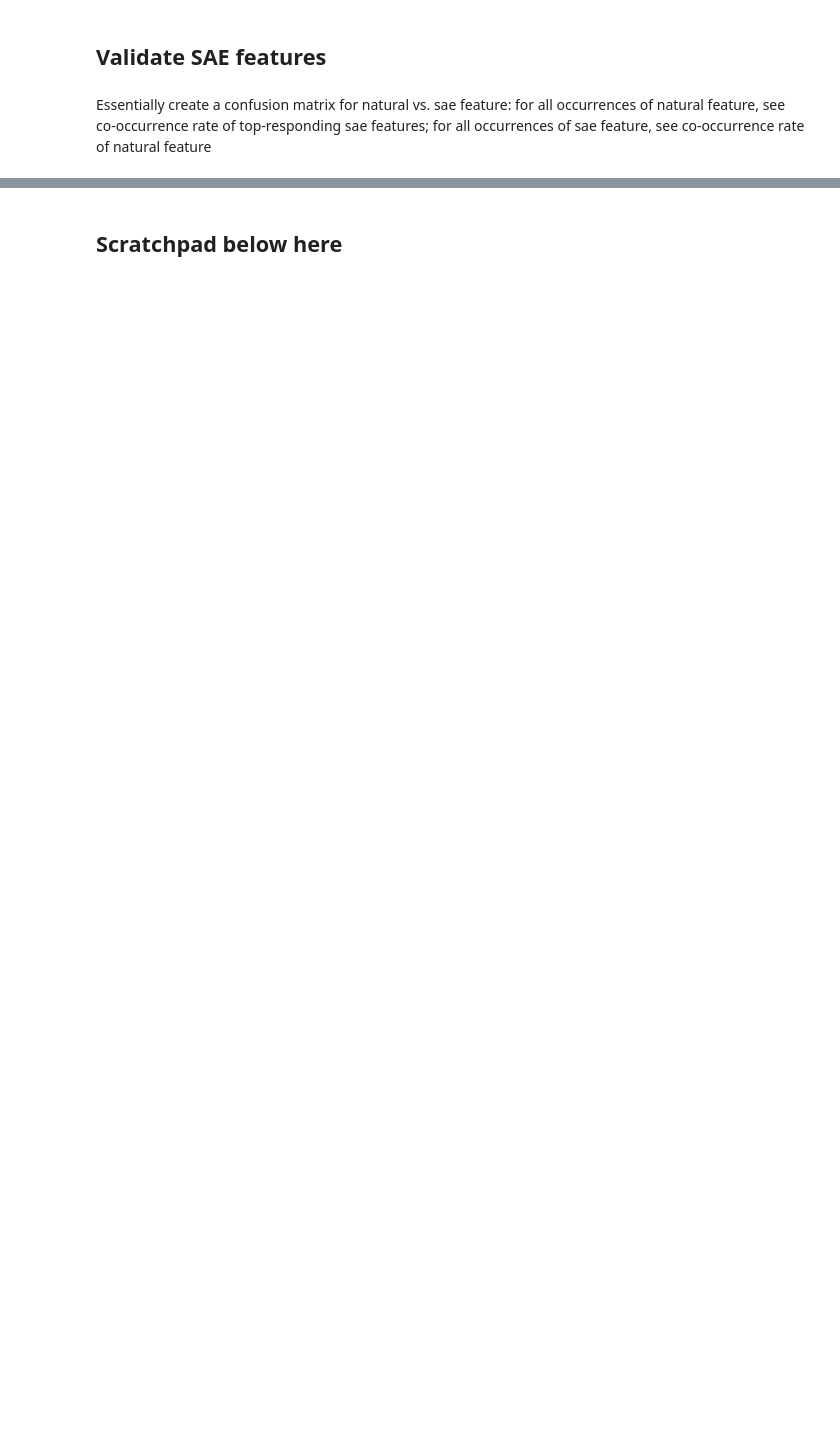
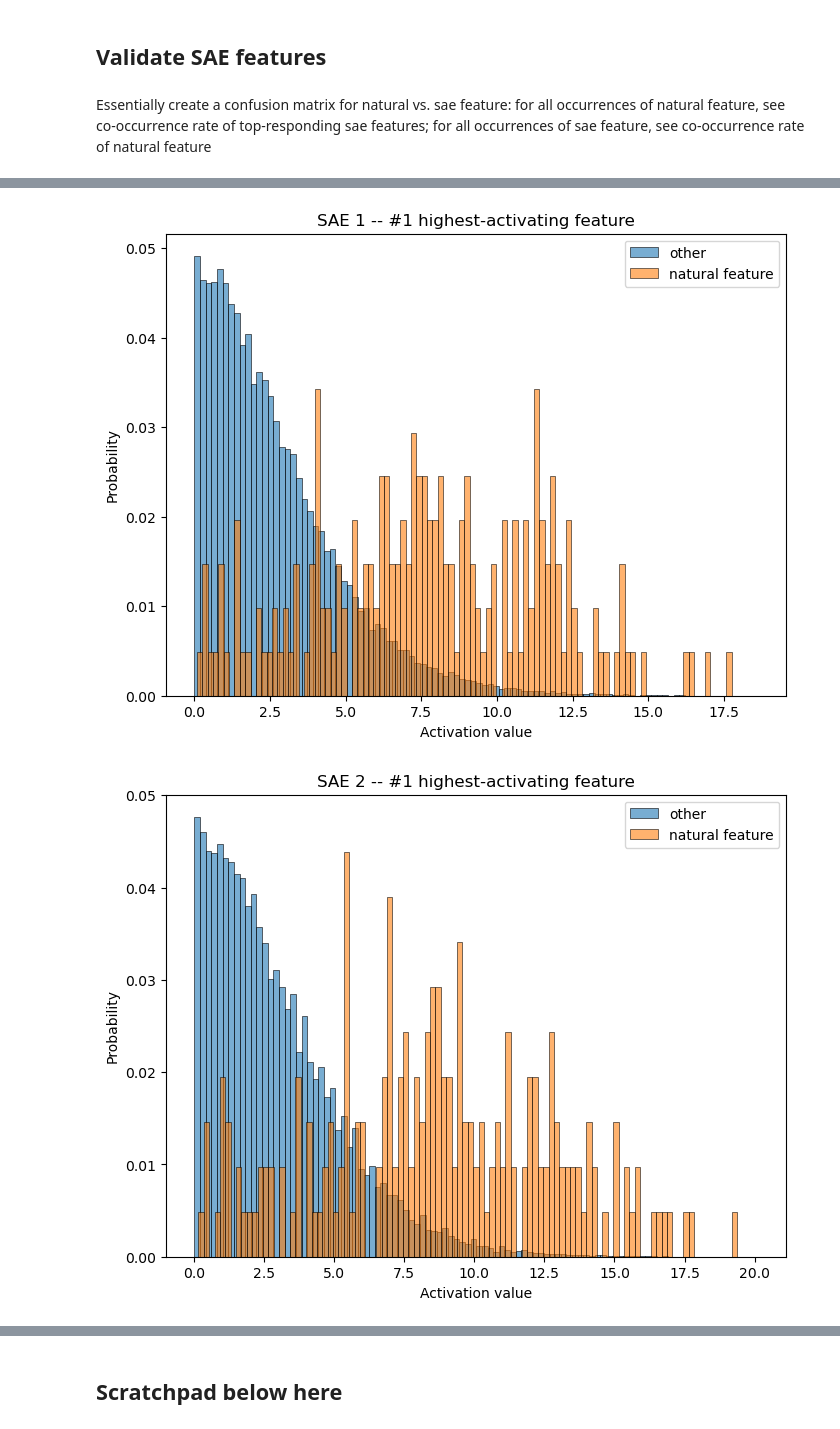
Before and after one commit to jkbhagatio/arena_3.0_course, a Jupyter notebook: playground/mini.ipynb, the cells around one changed output, grey strips where cells are left out. Saved outputs shown, nothing was run; the diff lists cells and outputs as text; code cells hidden in the pictures; blank space fills up the shorter version.

```diff
--- a/playground/mini.ipynb
+++ b/playground/mini.ipynb
@@ -975,20 +1020,20 @@ pbar = tqdm(range(n_steps))
 
 with t.no_grad():
     for step in pbar:
-        indxs = t.arange(step * batch_sz, (step + 1) * batch_sz)
-        indxs = repeat(indxs, "batch -> batch inst", inst=n_inst)
-        seq_indxs = indxs.unsqueeze(-1) + t.arange(seq_len)
-        spike_count_seqs = spk_cts_l_f[seq_indxs]
+        idxs = t.arange(step * batch_sz, (step + 1) * batch_sz)
+        idxs = repeat(idxs, "batch -> batch inst", inst=n_inst)
+        seq_idxs = idxs.unsqueeze(-1) + t.arange(seq_len)
+        spike_count_seqs = spk_cts_l_f[seq_idxs]
         spike_count_seqs = rearrange(
             spike_count_seqs, "batch inst seq unit -> (batch seq) inst unit"
         )
         _l1_loss, _l2_loss, _loss, z, _x_prime = sae.forward(spike_count_seqs)
-        feat_flash_acts[indxs[:, 0]] = z
+        feat_flash_acts[idxs[:, 0]] = z
 
 feat_flash_acts_mean = reduce(feat_flash_acts, "example inst hidden_ae -> inst hidden_ae", "mean")
 
 k = 2
-topk_feat_vals, topk_feat_indxs = feat_flash_acts_mean.topk(k)
+topk_feat_vals, topk_feat_idxs = feat_flash_acts_mean.topk(k)
 
-topk_feat_idxs = topk_feat_idxs.astype(int)
+topk_feat_idxs = asnumpy(topk_feat_idxs)
 feat_flash_acts = asnumpy(feat_flash_acts.float())
@@ -1029,0 +1040,37 @@ for k_i in range(k):
+# %%
+"""Visualize activations."""
+
+# For topk features, plot histogram of activation values at all nonflash times, overlaid by a
+# histogram of activation values at flash times.
+flash_indxs = np.where(np.isin(counts_df.index.values, counts_flash_df.index.values))[0]
+for k_i in range(k):
+    for inst in range(n_inst):
+        cur_feat_nonflash_acts = all_acts[:, inst, topk_feat_idxs[inst, k_i]].copy()
+        cur_feat_nonflash_acts[flash_indxs] = 0.0  # zero out activations at flash times
+        cur_feat_nonflash_acts = cur_feat_nonflash_acts[cur_feat_nonflash_acts > 1e-2]
+        cur_feat_flash_acts = feat_flash_acts[:, inst, topk_feat_idxs[inst, k_i]]
+        cur_feat_flash_acts = cur_feat_flash_acts[cur_feat_flash_acts > 1e-2]
+
+        fig, ax = plt.subplots(figsize=(8, 6))
+        sns.histplot(
+            cur_feat_nonflash_acts,
+            bins=100,
+            stat="probability",
+            alpha=0.6,
+            label="other",
+            ax=ax,
+        )
+        sns.histplot(
+            cur_feat_flash_acts,
+            bins=100,
+            stat="probability",
+            alpha=0.6,
+            label="natural feature",
+            ax=ax,
+        )
+        ax.set_xlabel("Activation value")
+        ax.set_title(f"SAE {inst + 1} -- #{k_i + 1} highest-activating feature")
+        ax.legend()
+# %% [output]
+[figure, added]
+[figure, added]
```
Also changed, not shown: parts of 19 cells of this notebook, 2 other files.
